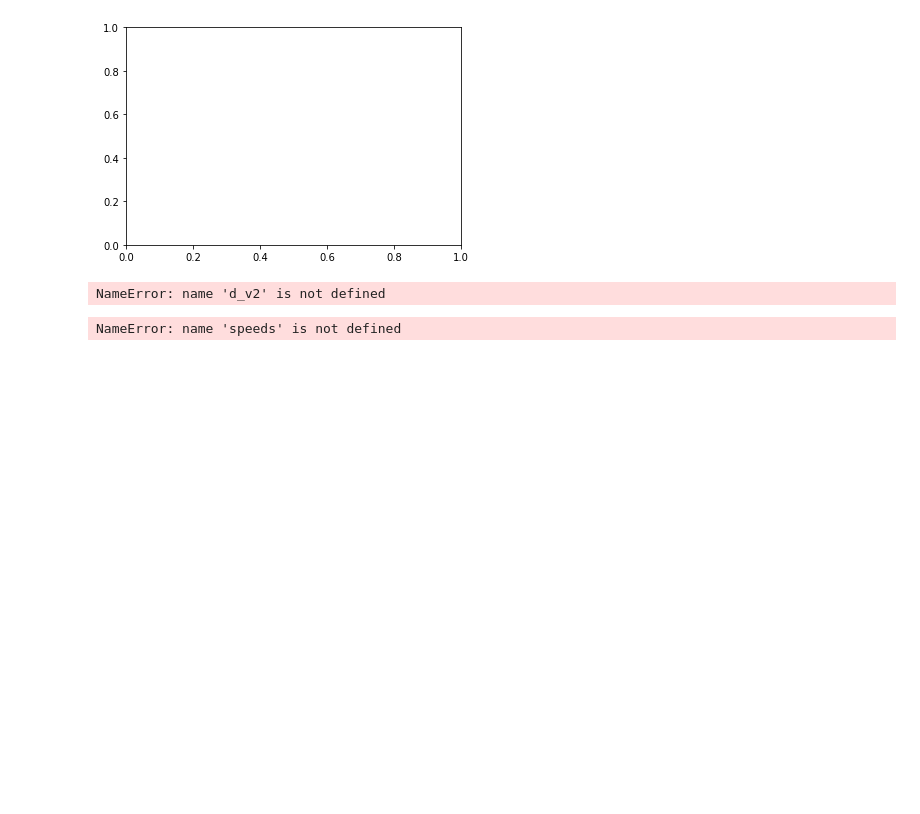
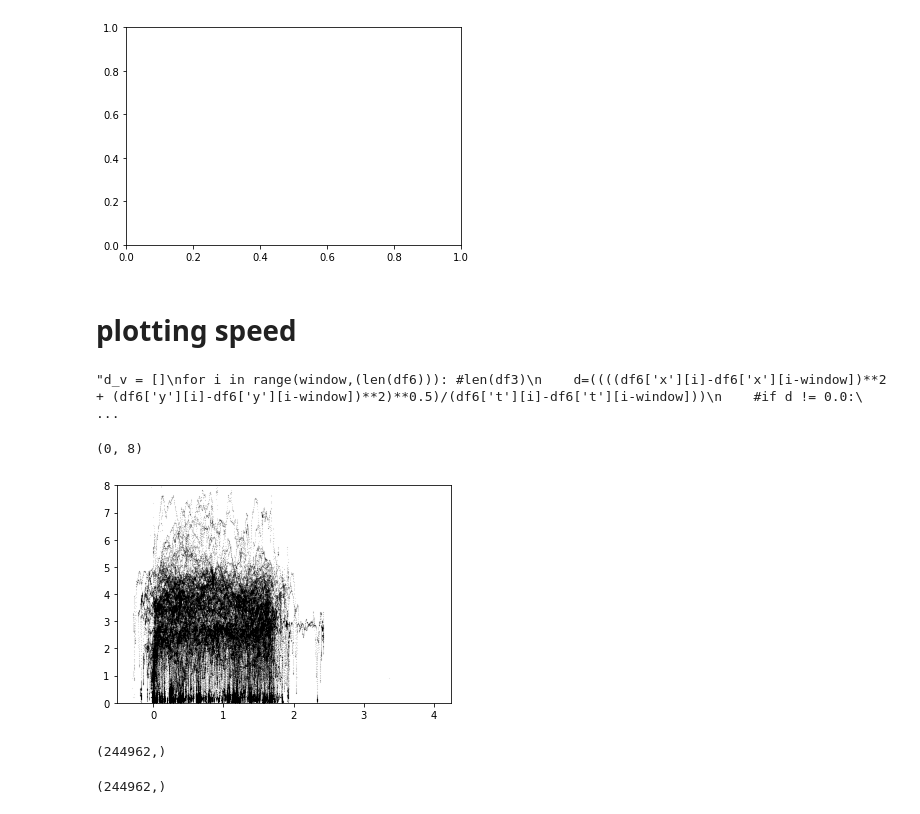
Before and after one commit to bianca-schell/locustVR, a Jupyter notebook: plotting/plotting_locust_loop_dbs.ipynb, the cells around one changed output. Drawn from its saved outputs; the diff is of its cells as text; code cells hidden in the pictures; blank space fills up the shorter version.

```diff
--- a/plotting/plotting_locust_loop_dbs.ipynb
+++ b/plotting/plotting_locust_loop_dbs.ipynb
@@ -613,13 +666,72 @@ plt.scatter(np.array(rot)[50:,0], np.array(rot)[50:,1],c=color ,s=0.5, alpha=0.0
 # %% [output]
 NameError: name 'data' is not defined
 [figure]
+# %% [markdown]
+# plotting speed
+# %%
+#taking unrotated x,y values from df3
+#if df['nStimuli'][j]== stim:
+#print(df3['y'][i])
+#i=10000
+
+#need of implementation speed in relation to post-distance or starting point distance. otherwise two different locusts
+#plotted on top of each other don't make sense. they need some synchronization which is post-distance??
+#bifurcation point distance?
+window = 30 #even number!
+
+#original unturned values
+
+'''d_v = []
+for i in range(window,(len(df6))): #len(df3)
+    d=((((df6['x'][i]-df6['x'][i-window])**2 + (df6['y'][i]-df6['y'][i-window])**2)**0.5)/(df6['t'][i]-df6['t'][i-window]))
+    #if d != 0.0:
+        #d_v=( )
+
+    #plt.scatter(np.array(rot)[:,0], np.array(rot)[:,1], c='black', s=1, alpha=0.01)
+    #plt.scatter(df4['x'], df4['y'], c='black', s=1, alpha=0.01)
+    #speed relative to location on x
+    d_v.extend([(d*100,df6['x'][i+window/2])]) # *100 to get cm/s'''
+    #speed to time
+    #d_v.extend([(d*100,df3['t'][i])]) # *100 to get cm/s
+# %% [output]
+"d_v = []\nfor i in range(window,(len(df6))): #len(df3)\n    d=((((df6['x'][i]-df6['x'][i-window])**2 + (df6['y'][i]-df6['y'][i-window])**2)**0.5)/(df6['t'][i]-df6['t'][i-window]))\n    #if d != 0.0:\ ...
+# %%
+#    rot.extend([(rotation(x,y,theta))])
+d_v2 =[]
+trajectory =  p1_traj # p0_traj df6 #all without noise # df3 with noise
+for i in range(window,len(trajectory)): #len(df3)# df3 = +noise
+    delta=((((trajectory['x_rot'][i]-trajectory['x_rot'][i-window])**2 + (trajectory['y_rot'][i]-trajectory['y_rot'][i-window]) **2)**0.5)/(trajectory['t'][i]-trajectory['t'][i-window]))
+    #if d != 0.0:
+        #d_v=( )
+    d_v2.extend([(delta*100,trajectory['x_rot'][i-window/2])]) #delta is between i and i+window, x is centered in frame
+    # *100 to get cm/s
+# %%
+#color can get a list of colors to use for certain ID of the fly /locust
+
+plt.scatter(np.array(d_v2)[:,1], np.array(d_v2)[:,0], c='black', s=0.001, alpha=1)
+plt.ylim([0,8])
+# %% [output]
+(0, 8)
+[figure, added]
+# %%
+#p1_traj[:,9] x, column 10 = y
+# calc distance to post
+
+distances1 =np.array( ((dot_x - p1_traj['x_rot'])**2 + (dot_y - p1_traj['y_rot'])**2 )**0.5)
+distances1 = np.array(distances1[window/2:-window/2])
+distances1.shape
+# %% [output]
+(244962,)
 # %%
 speeds = np.array(d_v2)[:,0]
+speeds.shape
 # %% [output]
-NameError: name 'd_v2' is not defined
+(244962,)
 # %%
 #
-speeds[np.where(speeds>4)[0]] = 0
-speeds[np.where(speeds<0)[0]] = 0
+speeds[np.where(speeds>9)[0]] = np.nan
+speeds[np.where(speeds<0)[0]] = np.nan
+speed_selector = (speeds>0.75)
+stop_selector = (speeds<0.05)
+
+#stops = speeds[np.where(speeds<0.9)[0]]
-# %% [output]
-NameError: name 'speeds' is not defined
```
Also changed, not shown: parts of 41 cells of this notebook, 24 other files.
